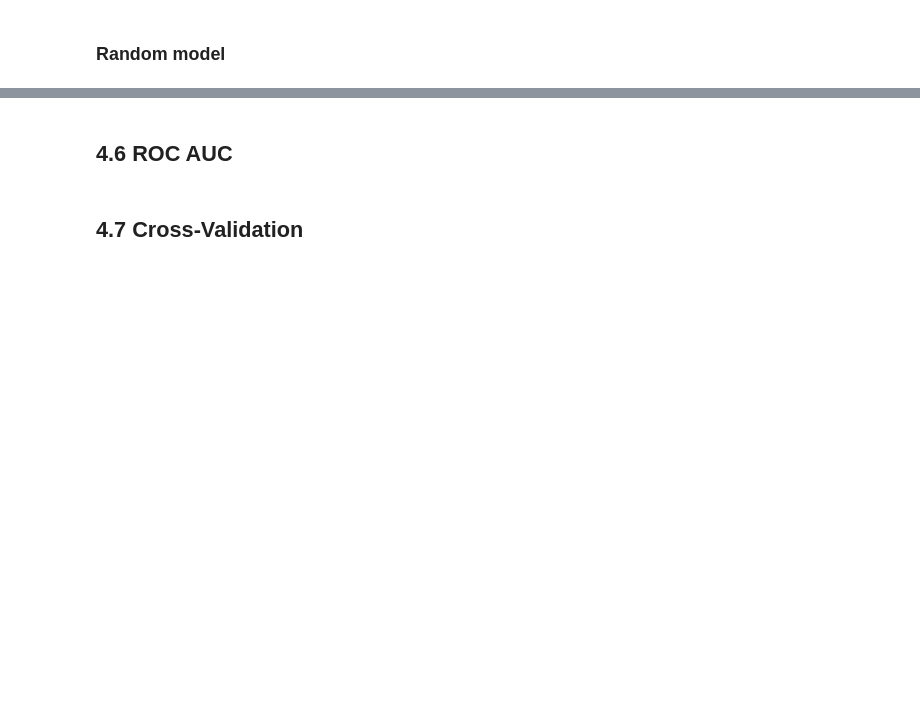
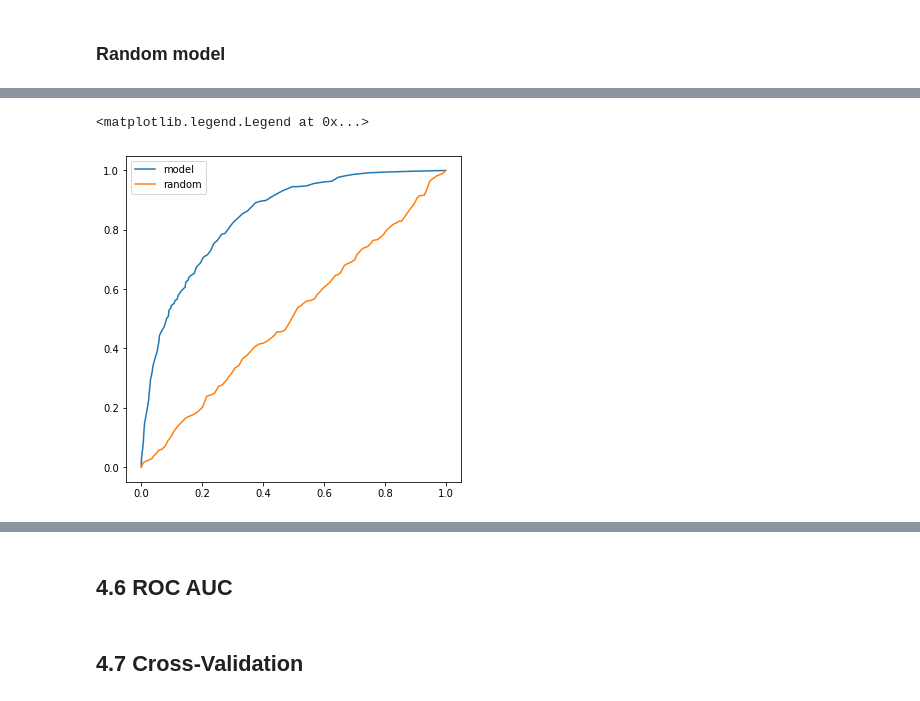
Before and after one commit to 16danielvm/MLZoomCamp_Course_byAlexeygrigorev, a Jupyter notebook: 04_evaluation/Week4_Sessions.ipynb, the cells around one changed output, grey strips where cells are left out. Cells and saved outputs as stored; diff of their text form; code cells hidden in the pictures; blank space fills up the shorter version.

```diff
--- a/04_evaluation/Week4_Sessions.ipynb
+++ b/04_evaluation/Week4_Sessions.ipynb
@@ -201,0 +323,10 @@ confusion_matrix
+# %%
+plt.figure(figsize=(6,6))
+
+plt.plot(df_scores.fpr, df_scores.tpr, label='model')
+plt.plot(df_rand.fpr, df_rand.tpr, label='random')
+
+plt.legend()
+# %% [output]
+<matplotlib.legend.Legend at 0x...>
+[figure, added]
```
Also changed, not shown: parts of 20 cells of this notebook.
